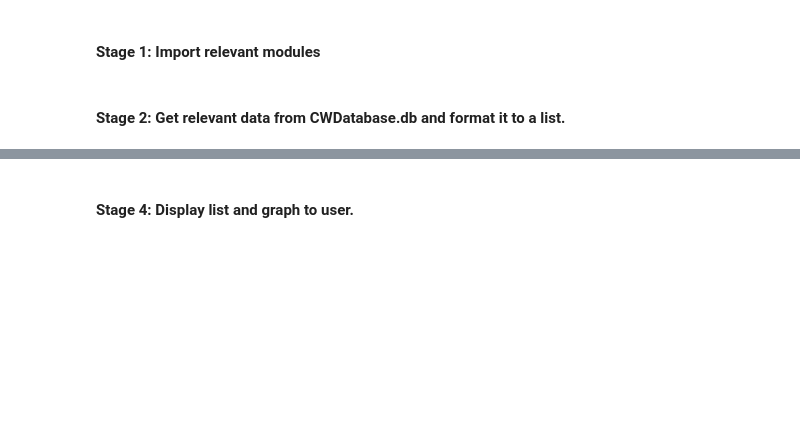
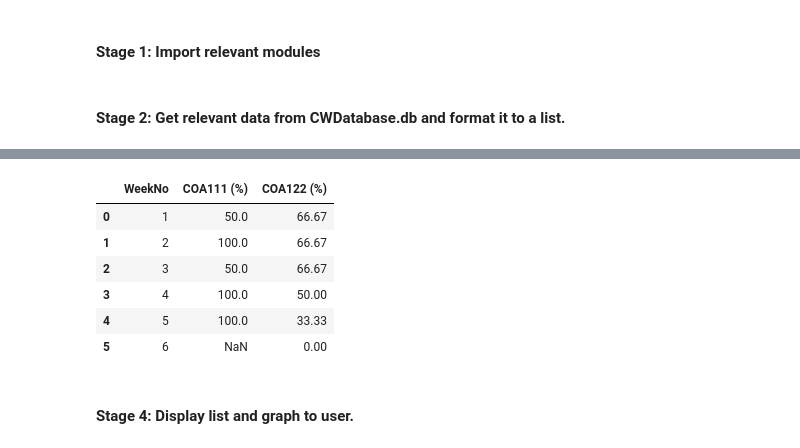
Before and after one commit to DeraUchenwoke/DataScienceProjects22, a Jupyter notebook: main/2022Coursework/Student_Att.ipynb, the cells around one changed output, grey strips where cells are left out. Saved outputs shown, nothing was run; the diff lists cells and outputs as text; code cells hidden in the pictures; blank space fills up the shorter version.

```diff
--- a/main/2022Coursework/Student_Att.ipynb
+++ b/main/2022Coursework/Student_Att.ipynb
@@ -89,3 +89,13 @@ The weekly attendance record of Student ID 0:
+# %%
+weeklyAttendance
+# %% [output]
+|  | WeekNo | COA111 (%) | COA122 (%) |
+| 0 | 1 | 50.0 | 66.67 |
+| 1 | 2 | 100.0 | 66.67 |
+| 2 | 3 | 50.0 | 66.67 |
+| 3 | 4 | 100.0 | 50.00 |
+| 4 | 5 | 100.0 | 33.33 |
+| 5 | 6 | NaN | 0.00 |
 # %% [markdown]
 #### Stage 4: Display list and graph to user.
 # %%
```
Also changed, not shown: parts of 7 cells of this notebook, 3 other files.
